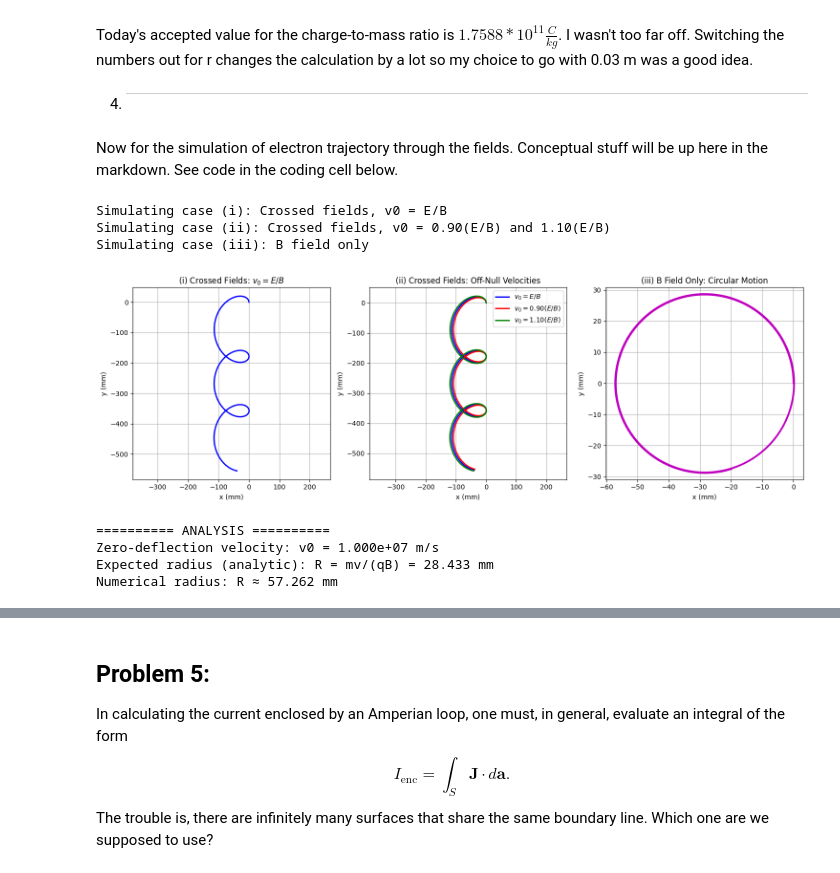
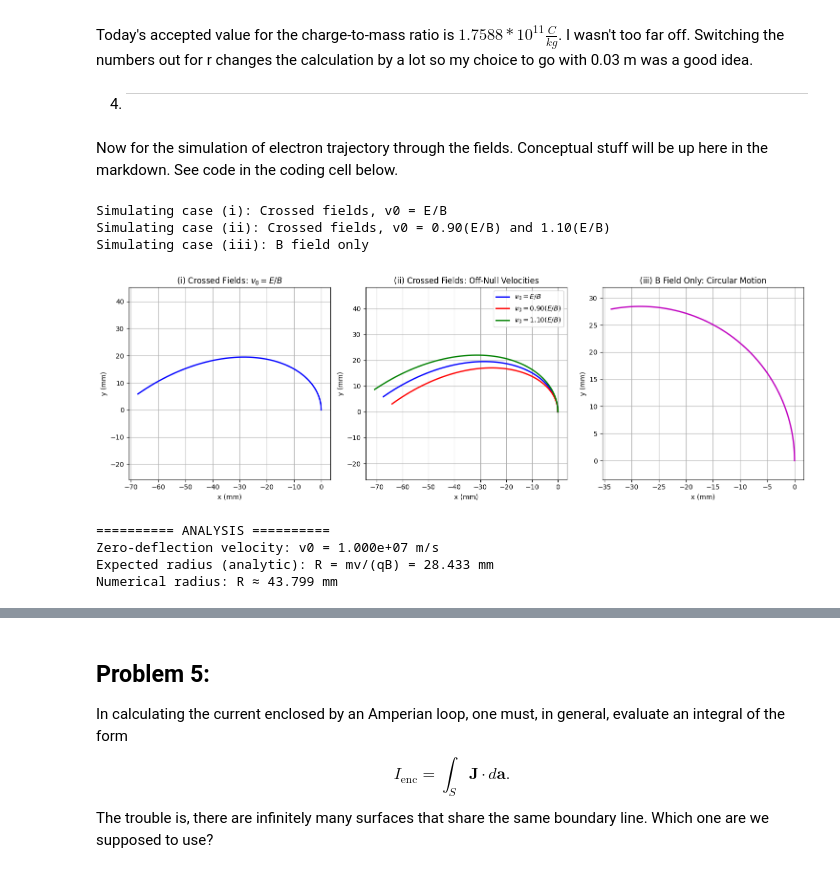
Before and after one commit to Caleb-M-Y/Spring-Acoustics---ElectroMag2, a Jupyter notebook: ElectroMag/ElectroMag2_HW1.ipynb, the cells around one changed output, grey strips where cells are left out. Drawn from its saved outputs; the diff is of its cells as text; code cells hidden in the pictures.

```diff
--- a/ElectroMag/ElectroMag2_HW1.ipynb
+++ b/ElectroMag/ElectroMag2_HW1.ipynb
@@ -165,8 +165,8 @@ q = -1.602e-19  # Charge of electron in C (negative!)
 m = 9.11e-31  # Mass of electron in kg
 
 # Simulation parameters
-dt = 1e-11  # Time step in seconds (10 picoseconds)
-t_max = 5e-8  # Total simulation time (50 nanoseconds)
+dt = 1e-12  # Time step in seconds (1 picosecond)
+t_max = 5e-9  # Total simulation time (5 nanoseconds)
 n_steps = int(t_max / dt)
 
 # Define the acceleration function for Lorentz force
@@ -265,36 +265,36 @@ plt.legend()
 plt.grid(True)
 plt.axis('equal')
 
 # Plot (iii): Circular motion with B only
 plt.subplot(1, 3, 3)
 plt.plot(r4[:, 0] * 1e3, r4[:, 1] * 1e3, 'm-', linewidth=2)
 plt.xlabel('x (mm)')
 plt.ylabel('y (mm)')
 plt.title('(iii) B Field Only: Circular Motion')
 plt.grid(True)
 plt.axis('equal')
 
 plt.tight_layout()
 plt.show()
 
 # ========== ANALYSIS ==========
 print("\n========== ANALYSIS ==========")
 print(f"Zero-deflection velocity: v0 = {v0_null:.3e} m/s")
 print(f"Expected radius (analytic): R = mv/(qB) = {abs(m * v0_null / (q * B_mag)) * 1e3:.3f} mm")
 
 # Estimate radius from numerical trajectory (case iii)
 x_vals = r4[:, 0]
 y_vals = r4[:, 1]
 # Radius is approximately the maximum distance from origin
 radius_numerical = np.max(np.sqrt(x_vals**2 + y_vals**2))
 print(f"Numerical radius: R ≈ {radius_numerical * 1e3:.3f} mm")
 # %% [output]
 Simulating case (i): Crossed fields, v0 = E/B
 Simulating case (ii): Crossed fields, v0 = 0.90(E/B) and 1.10(E/B)
 Simulating case (iii): B field only
-[figure, old version]
+[figure, new version]
 ========== ANALYSIS ==========
 Zero-deflection velocity: v0 = 1.000e+07 m/s
 Expected radius (analytic): R = mv/(qB) = 28.433 mm
-Numerical radius: R ≈ 57.262 mm
+Numerical radius: R ≈ 43.799 mm
 # %% [markdown]
```
Also changed, not shown: parts of 5 cells of this notebook.
